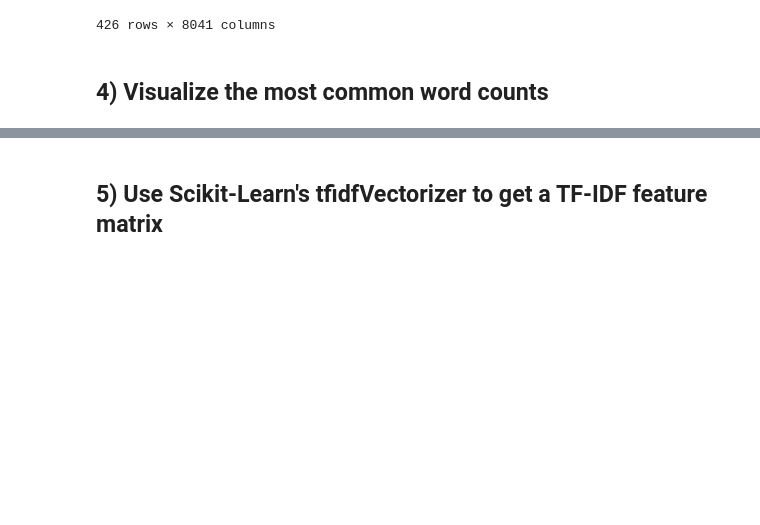
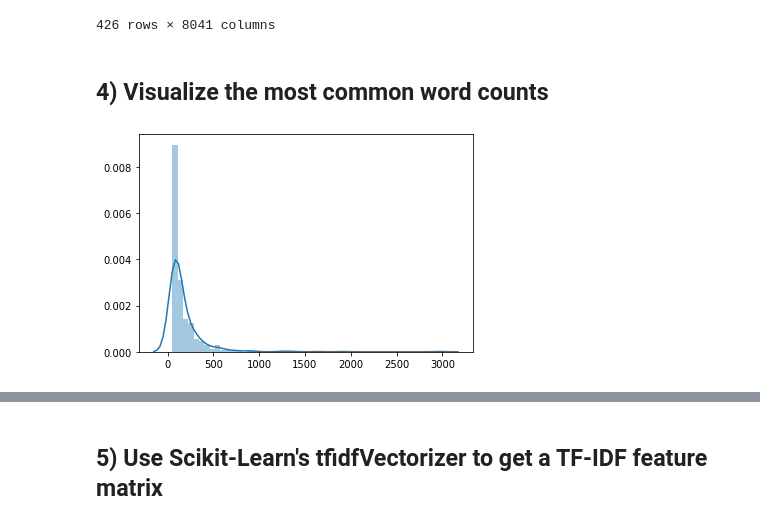
Before and after one commit to zachary-hamilton/DS-Unit-4-Sprint-1-NLP, a Jupyter notebook: module2-vector-representations/LS_DS_412_Vector_Representations_Assignment.ipynb, the cells around one changed output, grey strips where cells are left out. Cells and saved outputs as stored; diff of their text form; code cells hidden in the pictures; blank space fills up the shorter version.

```diff
--- a/module2-vector-representations/LS_DS_412_Vector_Representations_Assignment.ipynb
+++ b/module2-vector-representations/LS_DS_412_Vector_Representations_Assignment.ipynb
@@ -119,0 +119,6 @@ raise Exception("\nThis task is not complete. \nReplace this line with your code
+# %%
+# distribution of the top 500 most common words
+word_sums = dtm.sum().sort_values(ascending=False)
+sns.distplot(word_sums[:500]);
+# %% [output]
+[figure, added]
```
Also changed, not shown: parts of 3 cells of this notebook, 1 other file.
